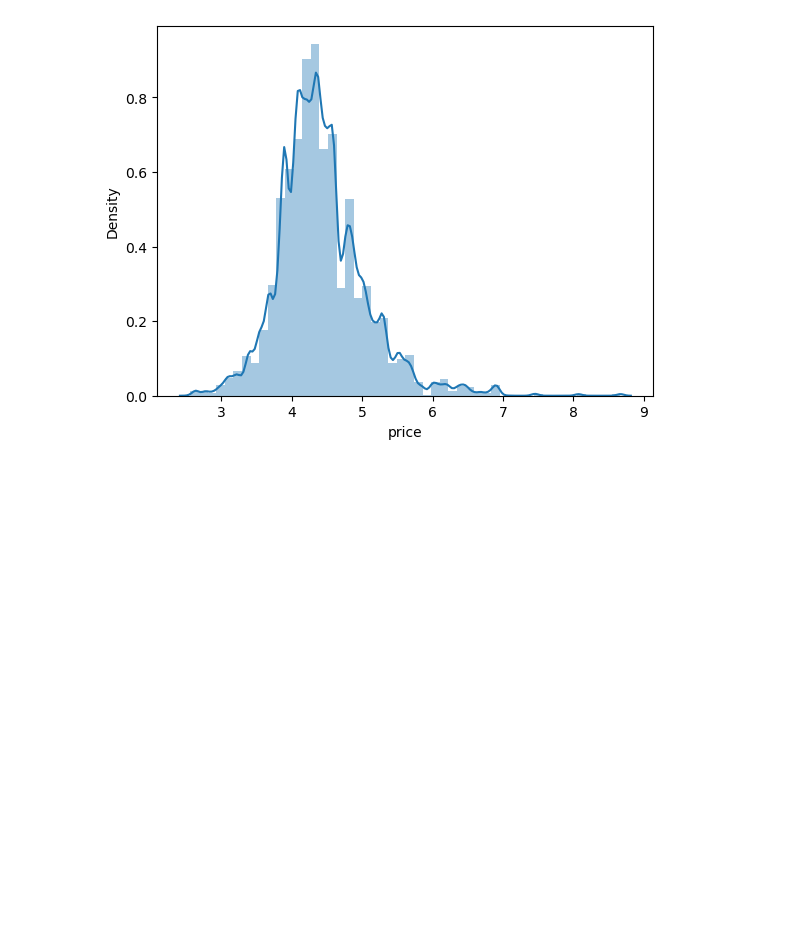
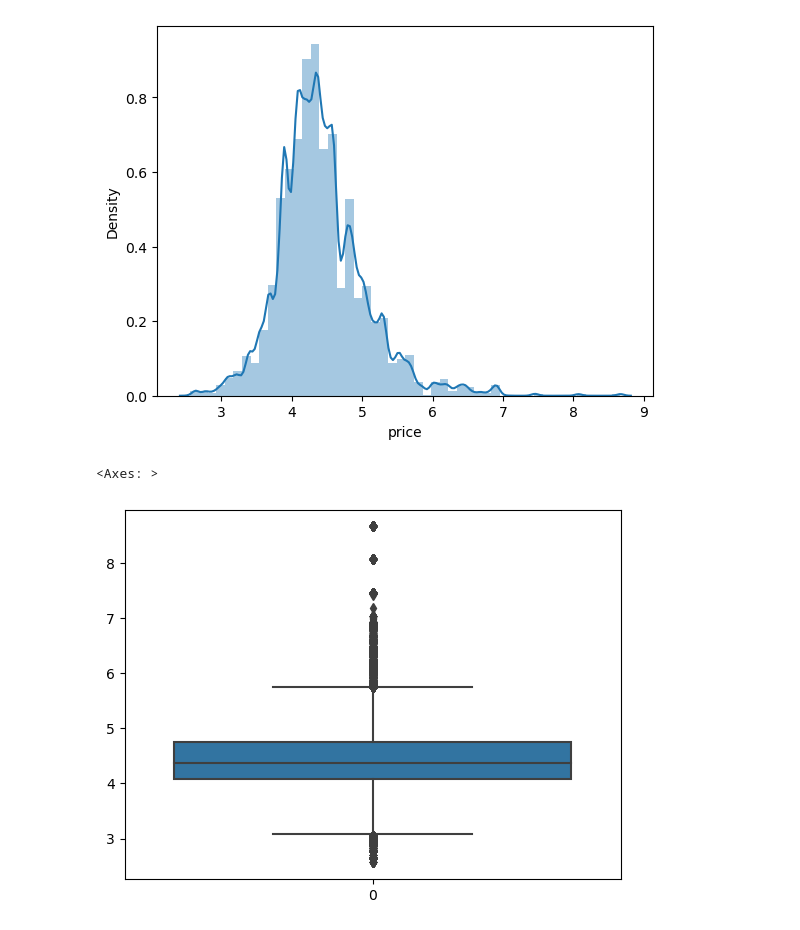
Before and after one commit to Shubham007-web/Predicting-Airbnb-Listing-Prices-in-Antwerp--A-Machine-Learning-Approach, a Jupyter notebook: AirBnb.ipynb, the cells around one changed output. Cells and saved outputs as stored; diff of their text form; code cells hidden in the pictures; blank space fills up the shorter version.

Commit message:
lbox plot

```diff
--- a/AirBnb.ipynb
+++ b/AirBnb.ipynb
@@ -235,3 +235,8 @@ https://gist.github.com/mwaskom/de44147ed2974457ad6372750bbe5751
   sns.distplot((np.log(calendar_df['price'])))
 <Axes: xlabel='price', ylabel='Density'>
 [figure]
+# %%
+sns.boxplot(np.log(calendar_df['price']))
+# %% [output]
+<Axes: >
+[figure, added]
```
